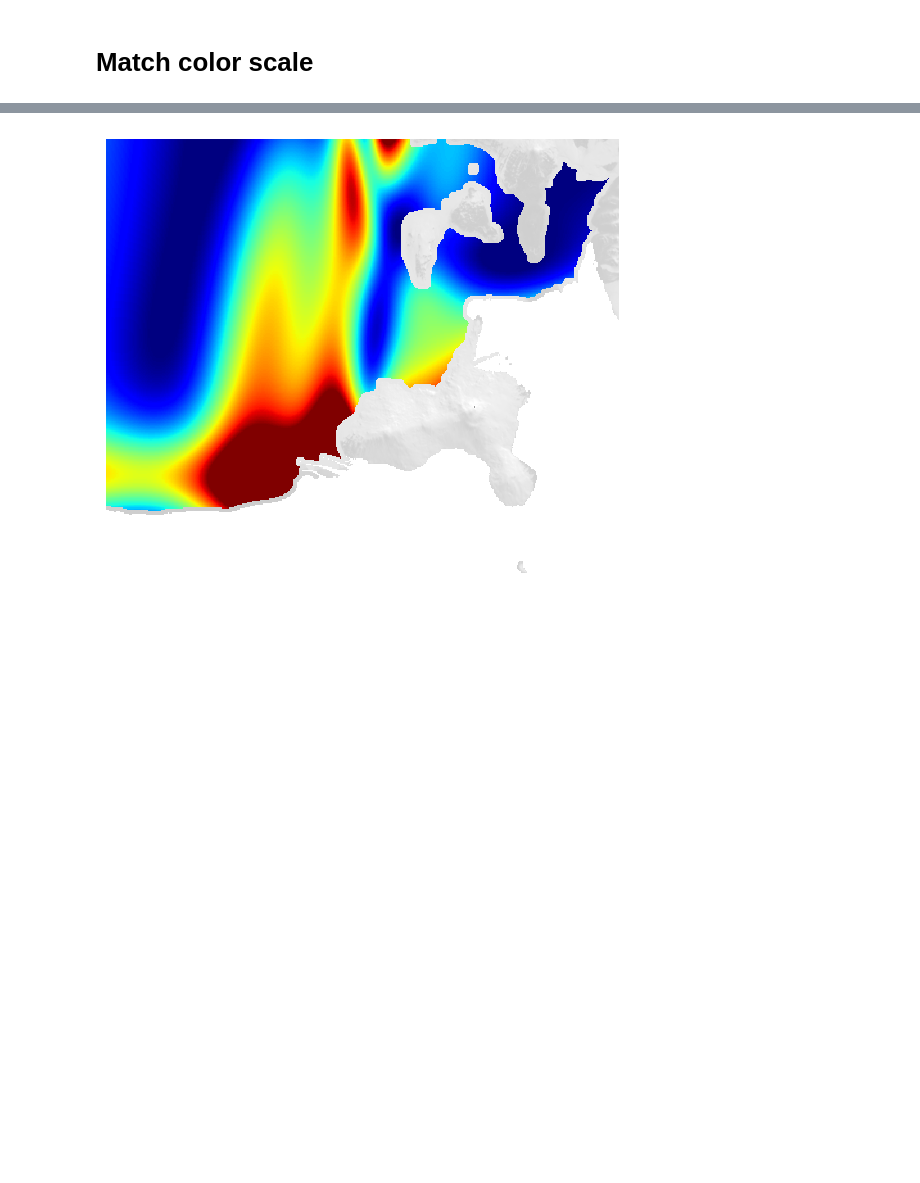
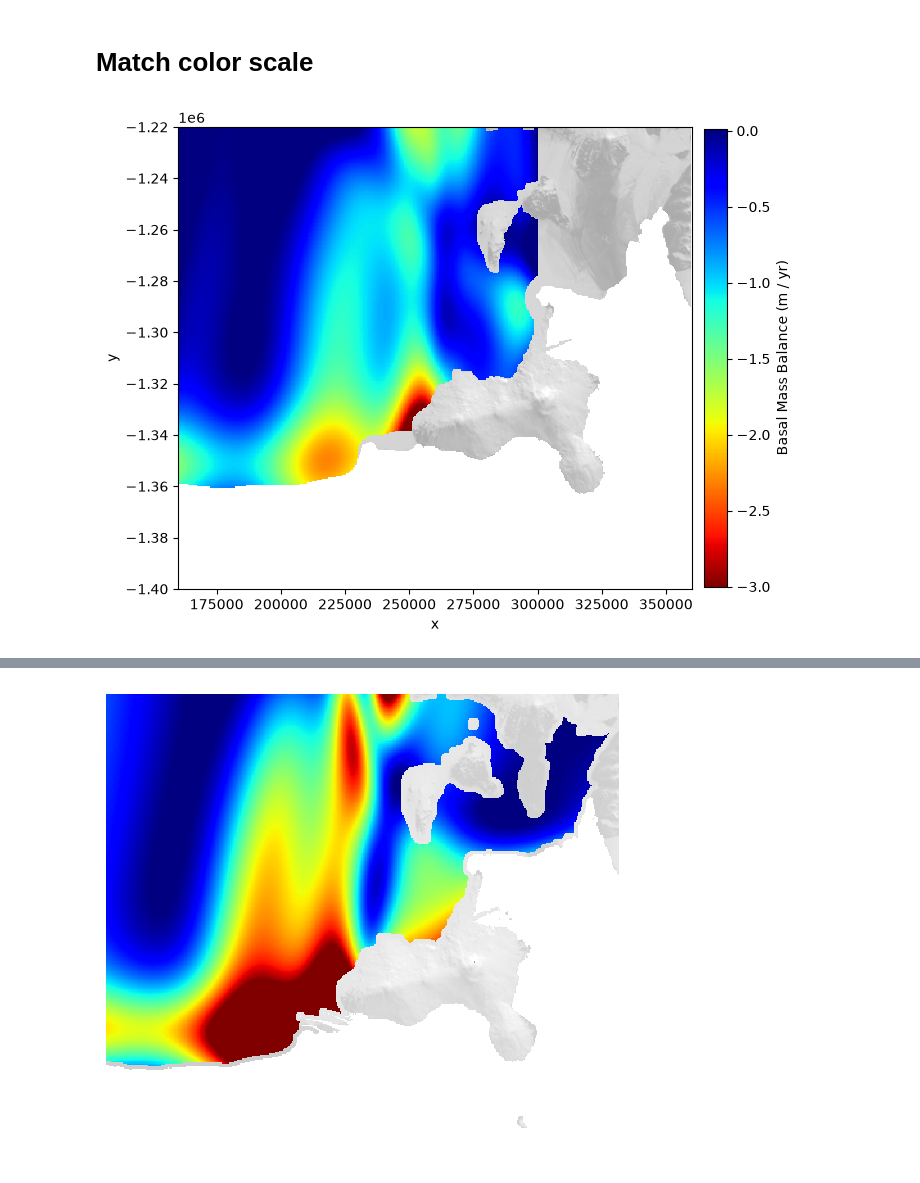
Before and after one commit to kimbente/basal_melt_around_ross_island, a Jupyter notebook: train_fluxnet_on_all_data.ipynb, the cells around one changed output, grey strips where cells are left out. Cells and saved outputs as stored; diff of their text form; code cells hidden in the pictures; blank space fills up the shorter version.

```diff
--- a/train_fluxnet_on_all_data.ipynb
+++ b/train_fluxnet_on_all_data.ipynb
@@ -512,2 +561,58 @@ if vis_again :
 # %% [markdown]
 # Match color scale
+# %%
+vis_again = True
+
+# Only rerun if needed
+if vis_again :
+
+    # Load MODIS data
+    modis_ross = torch.load("/Users/kim.bente/DATA/MODIS/MODIS_regional/moa125_2014_hp1_v01_ross_island_with_grid_no_ocean.pt", weights_only = False)
+
+    fig, ax = plt.subplots(figsize = (8, 6))
+
+    # 1) MODIS as background (draw first)
+    ax.pcolormesh(
+        modis_ross[0],
+        modis_ross[1],
+        modis_ross[3],
+        cmap = "gray",
+        # softer greys
+        vmin = -30_000,
+        vmax = 30_000,
+        # as less saturated background
+        alpha = 0.7,
+        zorder = 0,
+    )
+
+    # 2) SMB on top (draw second)
+    pcm = ax.pcolormesh(
+        # NOTE: 2D inputs
+        # NOTE: Take original coords
+        X_ps,
+        Y_ps,
+        div_container_square_masked.cpu().detach().numpy() / 1.8,
+        vmin = -3,
+        vmax = 0.01,
+        cmap = "jet_r",
+        shading = "auto",
+        alpha = 1.0,
+        zorder = 1,
+    )
+
+    ax.set_aspect("equal")
+    # ax.set_axis_off()
+
+    # crop
+    ax.set_ylim(y_min, y_max)
+    ax.set_xlim(x_min, x_max)
+
+    cbar = fig.colorbar(pcm, ax = ax, shrink = 0.99, pad = 0.02)
+    cbar.set_label("Basal Mass Balance (m / yr)")
+    plt.xlabel("x")
+    plt.ylabel("y")
+
+    fig.savefig("figures/fluxnet_div_ross.png", dpi = 300, bbox_inches = "tight", pad_inches = 0)
+    plt.show()
+# %% [output]
+[figure, added]
```
Also changed, not shown: parts of 28 cells of this notebook, 25 other files.
